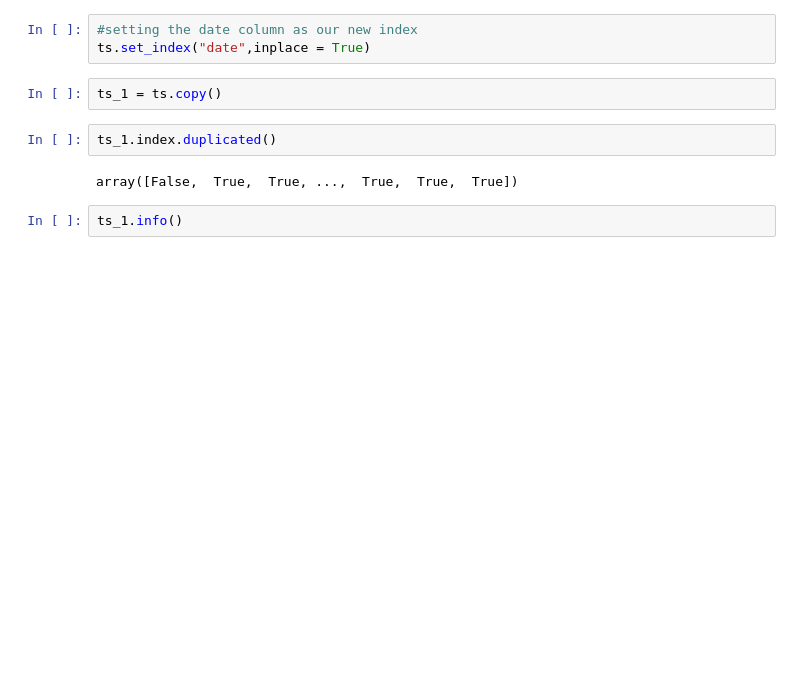
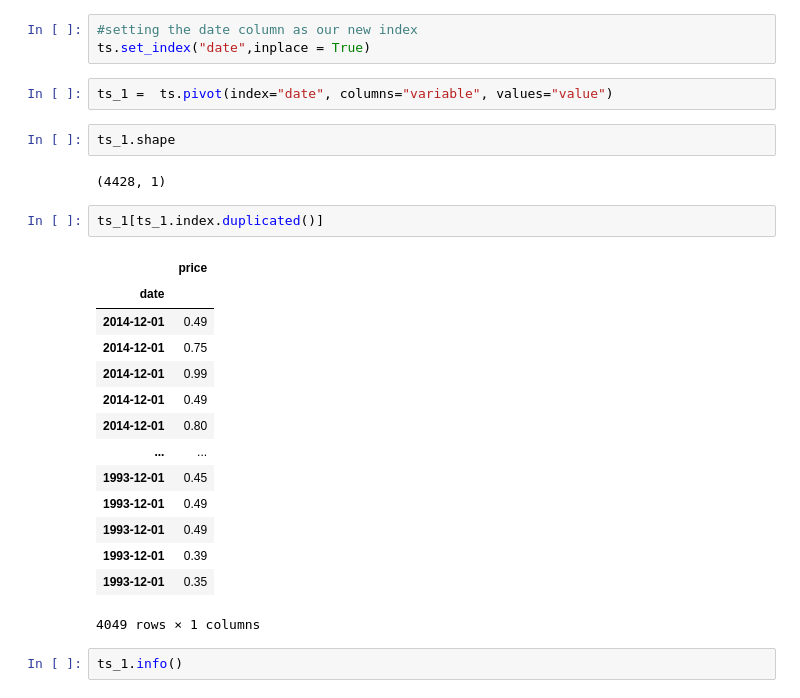
Before and after one commit to colinmburugu/Group_6_interns, a Jupyter notebook: Lettuce_V3.ipynb, the cells around one changed output. Cells and saved outputs as stored; diff of their text form; blank space fills up the shorter version.

```diff
--- a/Lettuce_V3.ipynb
+++ b/Lettuce_V3.ipynb
@@ -66,11 +66,28 @@ See the caveats in the documentation: https://pandas.pydata.org/pandas-docs/stab
 #setting the date column as our new index
 ts.set_index("date",inplace = True)
 # %%
-ts_1 = ts.copy()
+ts_1 =  ts.pivot(index="date", columns="variable", values="value")
 # %%
-ts_1.index.duplicated()
+ts_1.shape
 # %% [output]
-array([False,  True,  True, ...,  True,  True,  True])
+(4428, 1)
+# %%
+ts_1[ts_1.index.duplicated()]
+# %% [output]
+|  | price |
+| date |  |
+| 2014-12-01 | 0.49 |
+| 2014-12-01 | 0.75 |
+| 2014-12-01 | 0.99 |
+| 2014-12-01 | 0.49 |
+| 2014-12-01 | 0.80 |
+| ... | ... |
+| 1993-12-01 | 0.45 |
+| 1993-12-01 | 0.49 |
+| 1993-12-01 | 0.49 |
+| 1993-12-01 | 0.39 |
+| 1993-12-01 | 0.35 |
+4049 rows × 1 columns
 # %%
 ts_1.info()
 # %% [output]
```
Also changed, not shown: parts of 22 cells of this notebook, 2 other files.
